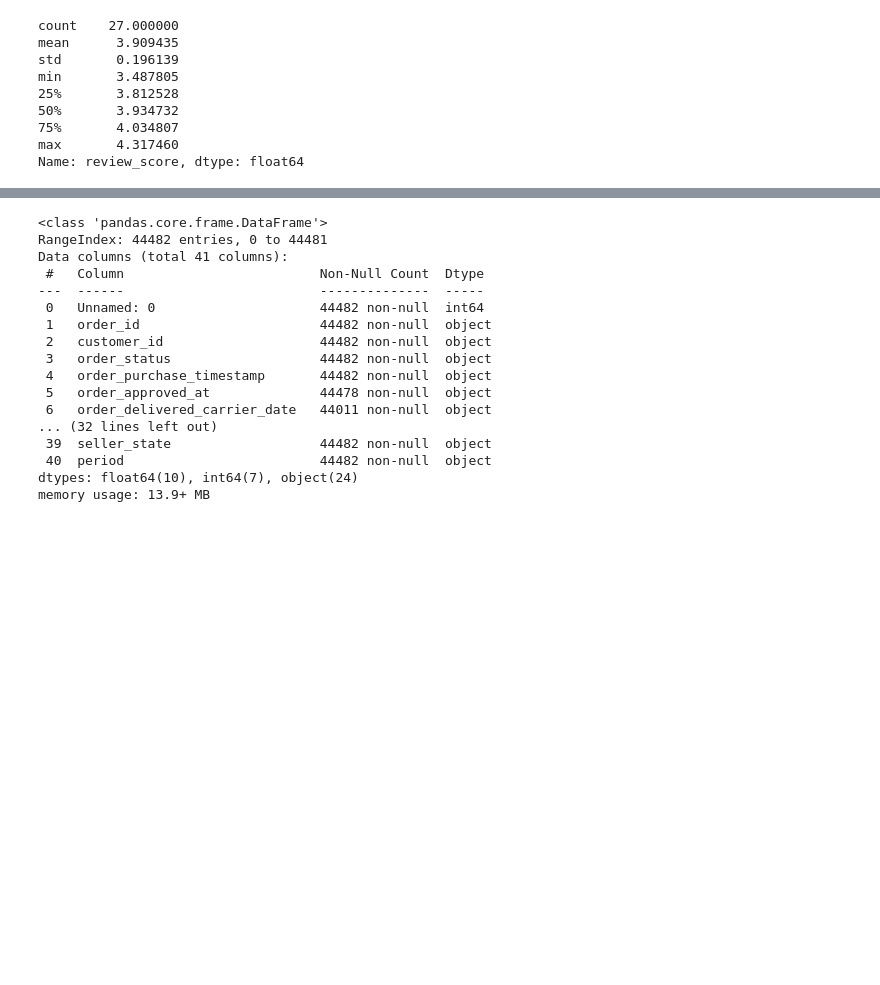
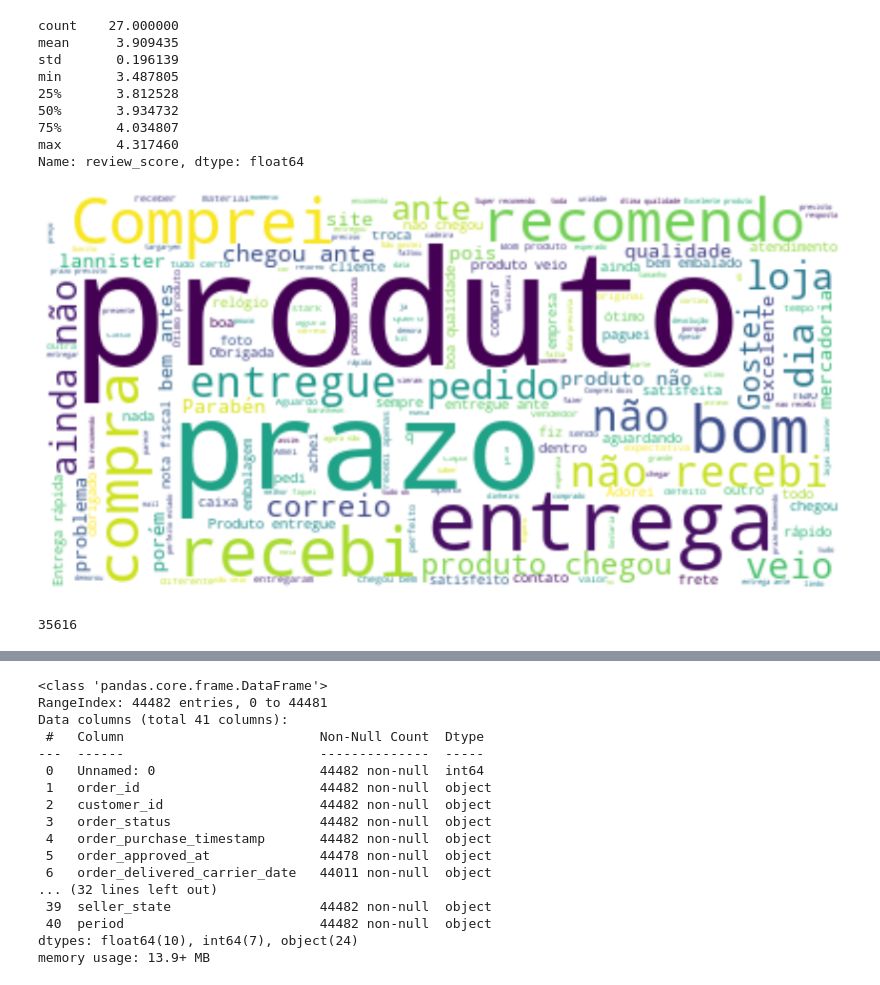
Before and after one commit to skillox1/PADSW06MDCD, a Jupyter notebook: Projeto_integrador.ipynb, the cells around one changed output, grey strips where cells are left out. Saved outputs shown, nothing was run; the diff lists cells and outputs as text; code cells hidden in the pictures; blank space fills up the shorter version.

```diff
--- a/Projeto_integrador.ipynb
+++ b/Projeto_integrador.ipynb
@@ -619,3 +627,28 @@ max       4.317460
 Name: review_score, dtype: float64
 # %%
 low_score = ["cuiaba","boa vista","maceio","sao luis","salvador","fortaleza"]
+# %%
+lowdf = df6[df6['customer_city'].isin(capitais)]
+# %%
+to_cloud2 = lowdf.copy()
+# %%
+to_cloud2['review_comment_message'] = to_cloud2['review_comment_message'].astype(str)
+to_cloud2 = to_cloud2.dropna(subset=['review_comment_message'])
+to_cloud2 = to_cloud2[to_cloud2['review_comment_message'] != 'nan']
+# %%
+
+text = " ".join(to_cloud2['review_comment_message'])
+stopwords = nltk.corpus.stopwords.words('portuguese')
+stopwords.remove("não")
+set(STOPWORDS)
+wordcloud = WordCloud(stopwords=stopwords, background_color="white").generate(text)
+plt.figure( figsize=(15,10))
+plt.imshow(wordcloud, interpolation='bilinear')
+plt.axis("off")
+plt.show()
+# %% [output]
+[figure, added]
+# %%
+lowdf.customer_unique_id.nunique()
+# %% [output]
+35616
```
Also changed, not shown: parts of 7 cells of this notebook.
